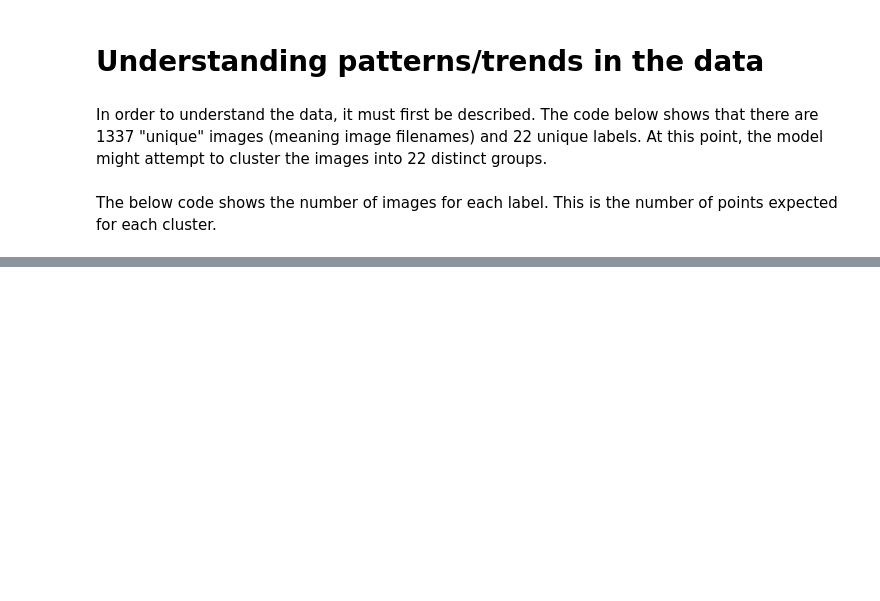
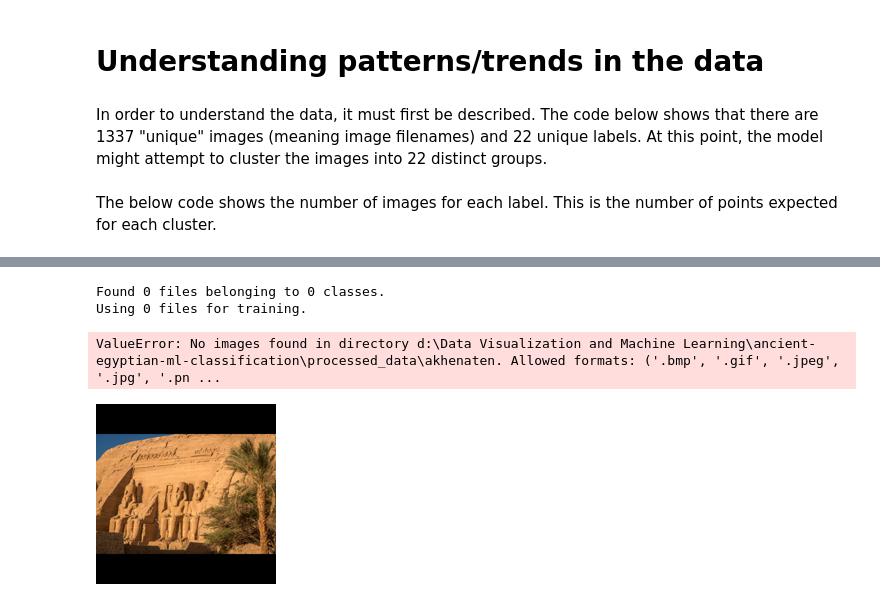
Before and after one commit to jsan712/Machine-Learning-Final-Project, a Jupyter notebook: ancient_egyptian_classification.ipynb, the cells around one changed output, grey strips where cells are left out. Cells and saved outputs as stored; diff of their text form; code cells hidden in the pictures; blank space fills up the shorter version.

```diff
--- a/ancient_egyptian_classification.ipynb
+++ b/ancient_egyptian_classification.ipynb
@@ -100,2 +129,0 @@ df["label"].value_counts()
-# %%
-plt.rcParams['image.cmap'] = "gray"
@@ -101,0 +133,65 @@ plt.rcParams['image.cmap'] = "gray"
+# %%
+batch_size = 32
+img_size = 180
+for folder in os.scandir(processed_data_dir):
+    train_ds = tf.keras.utils.image_dataset_from_directory(
+        folder.path,
+        labels = 'inferred',
+        validation_split = 0.2,
+        subset = "training",
+        seed = 1,
+        image_size = (img_size, img_size),
+        batch_size = batch_size)
+
+    val_ds = tf.keras.utils.image_dataset_from_directory(
+        folder,
+        labels="inferred",
+        validation_split=0.2,
+        subset="training",
+        seed=1,
+        image_size=(img_size, img_size),
+        batch_size=batch_size,
+    )
+# %% [output]
+Found 0 files belonging to 0 classes.
+Using 0 files for training.
+ValueError: No images found in directory d:\Data Visualization and Machine Learning\ancient-egyptian-ml-classification\processed_data\akhenaten. Allowed formats: ('.bmp', '.gif', '.jpeg', '.jpg', '.pn ...
+# %%
+def resize(image_path):
+    image = Image.open(image_path)
+    size = (180, 180)
+
+    # if the image is already 180 x 180
+    if image.size == size:
+        return image
+
+    # if the image is already a square
+    if image.width == image.height:
+        square_img = image.resize(size)
+        return square_img
+
+    # if the image's height is smaller than its width
+    elif image.width > image.height:
+        # pad the image with black bars to get the image to a square size of its width
+        square_img = Image.new(image.mode, (image.width, image.width))
+        square_img.paste(image, (0, (image.width - image.height) // 2))
+
+        # resize the image
+        resized_img = square_img.resize(size)
+        resized_img.show()
+        return resized_img
+        # square_img.thumbnail(size)
+        # square_img.show()
+        # return square_img
+
+    # if the image's width is smaller than 180
+    else:
+        square_img = Image.new(image.mode, (image.height, image.height))
+        square_img.paste(image, ((image.height - image.width) // 2, 0))
+        square_img.resize(size)
+        print("2", square_img.size)
+        return square_img
+
+resize("./processed_data/the_great_temple_of_ramesses_ii/s136.jpg")
+# %% [output]
+[figure, added]
```
Also changed, not shown: parts of 11 cells of this notebook, 1 other file.
